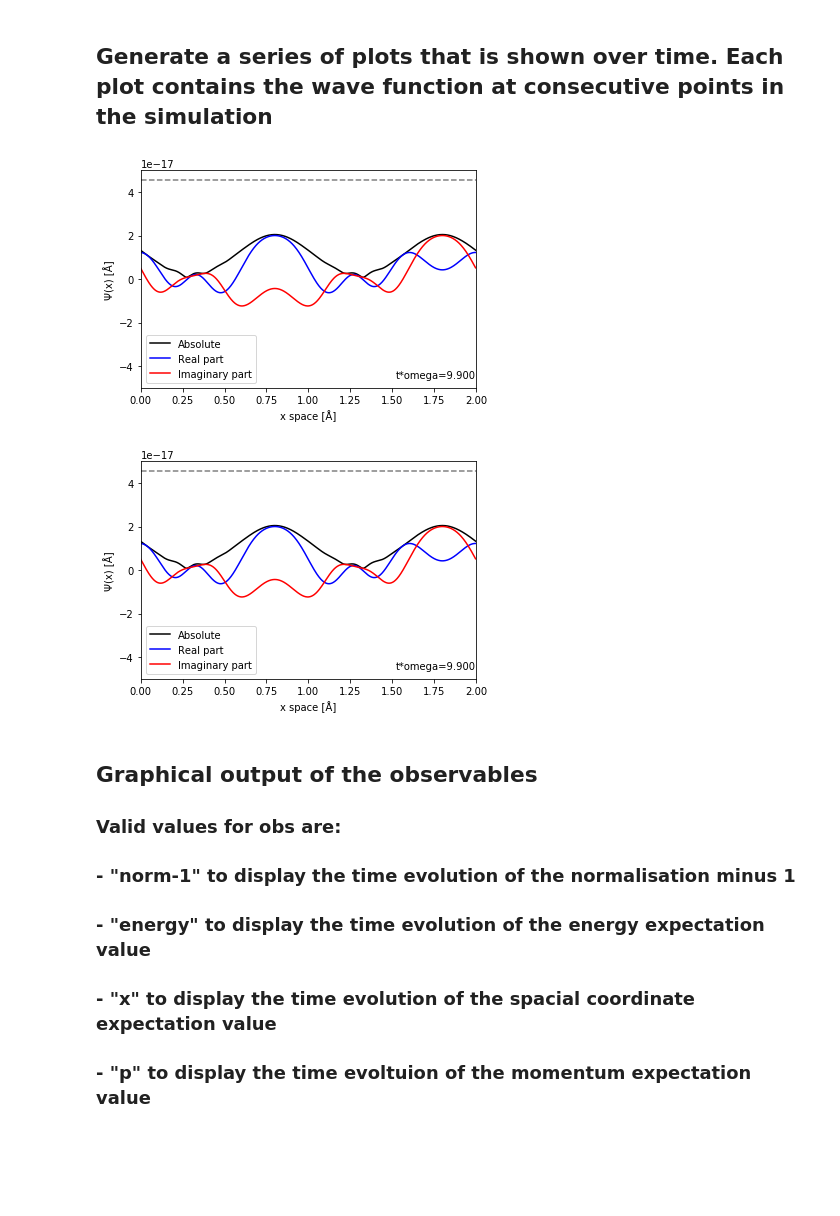
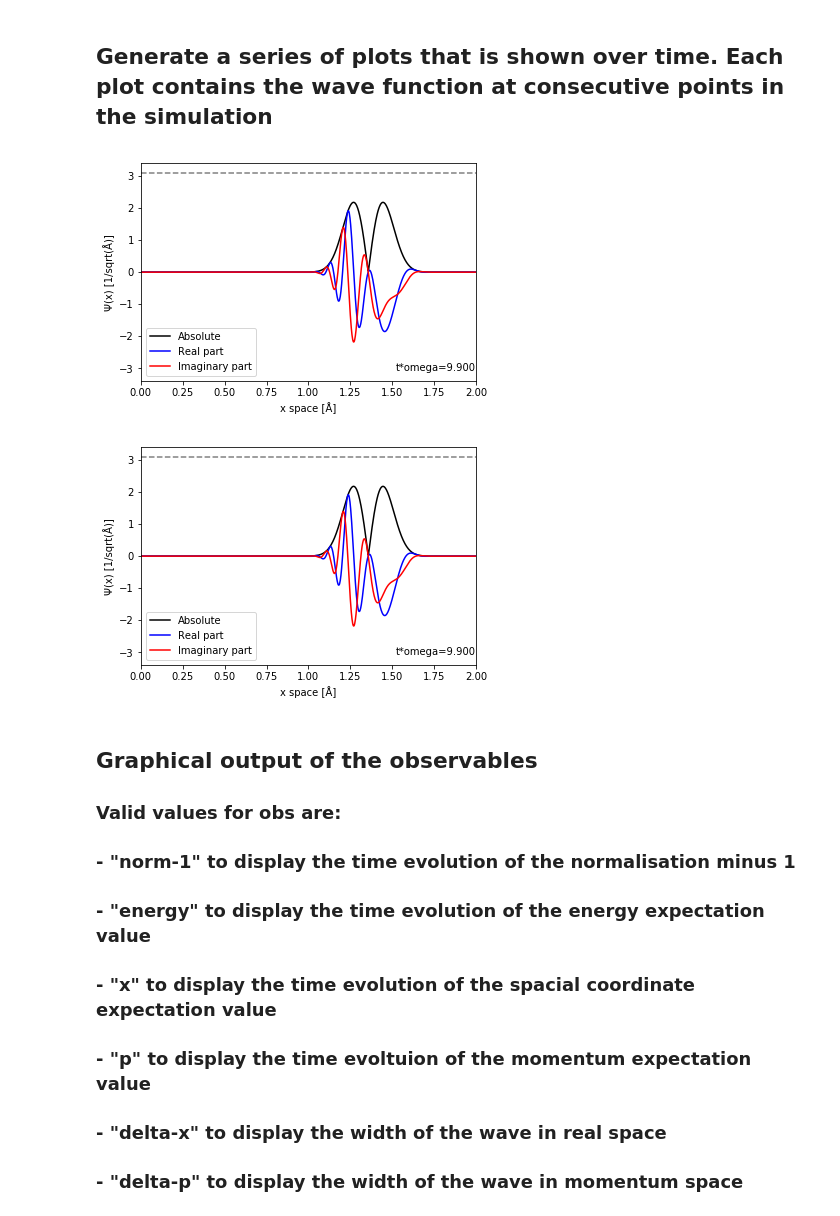
Before and after one commit to tisabe/CP2_QPP, a Jupyter notebook: animation-1d.ipynb, the cells around one changed output. Drawn from its saved outputs; the diff is of its cells as text; code cells hidden in the pictures; blank space fills up the shorter version.

```diff
--- a/animation-1d.ipynb
+++ b/animation-1d.ipynb
@@ -10,10 +10,10 @@ from IPython.display import display, clear_output
 # %% [markdown]
 ## Set the path/ filename of the file the contains the evolution of the wave function and the file that contains the potential here
 # %%
-inputfilePath = 'hydr_wavefunction_output_real.txt'
-inputfilePathImag = 'hydr_wavefunction_output_imag.txt'
-potentialfilePath = 'hydr_potential.txt'
-observablesfilePath = 'hydr_observables_output.txt'
+inputfilePathReal = 'sample_data/hydr_wavefunction_output_real.txt'
+inputfilePathImag = 'sample_data/hydr_wavefunction_output_imag.txt'
+potentialfilePath = 'sample_data/hydr_potential.txt'
+observablesfilePath = 'sample_data/hydr_observables_output.txt'
 # %% [markdown]
 ## Read the data from the files and save it in lists of floats
 # %%
@@ -57,39 +57,43 @@ with open(observablesfilePath,'r') as obsfile:
 # %%
 maximum = 0.0 #Initialise a variable to store the absolute maximum of all wave functions
 
-for i in range(len(plotData)): #Iterate over all time steps
-    if max(plotData[i]) > maximum: #If the maximum in the current time step is bigger than the maximum up to here...
-        maximum = max(plotData[i]) #...set it as the new maximum
+for i in range(len(plotDataReal)): #Iterate over all time steps
+    if max(plotDataReal[i]) > maximum: #If the maximum in the current time step is bigger than the maximum up to here...
+        maximum = max(plotDataReal[i]) #...set it as the new maximum
+
+for i in range(len(plotDataImag)): # Check for a bigger value in the imaginary part
+    if max(plotDataImag[i]) > maximum:
+        maximum = max(plotDataImag[i])
 # %% [markdown]
 ## Generate a series of plots that is shown over time. Each plot contains the wave function at consecutive points in the simulation
 # %%
-x = np.arange(0,len(plotData[0]))*a/1e-10 #Setting x-axis here
+x = np.arange(0,len(plotDataReal[0]))*a*1e10 # Generate x-axis here
 
-fig, ax = plt.subplots() #Generate an empty plot
-l, = ax.plot([min(x),max(x)],[-maximum*1.1,maximum*1.1]) #Set plot range
+fig, ax = plt.subplots() # Generate an empty plot
+l, = ax.plot([min(x),max(x)],[-maximum*1.1,maximum*1.1]) # Initialize plot range
 
 def animate(i):
     plt.clf()
-    plt.plot(x,np.sqrt(plotData[i]**2+plotDataImag[i]**2), color="black", label ="Absolute")
-    plt.plot(x,plotData[i], color="blue", label="Real part")
+    plt.plot(x,np.sqrt(plotDataReal[i]**2+plotDataImag[i]**2), color="black", label ="Absolute")
+    plt.plot(x,plotDataReal[i], color="blue", label="Real part")
     plt.plot(x,plotDataImag[i], color="red", label="Imaginary part")
-    plt.axhline(max(plotData[0]),linestyle = 'dashed', color = 'grey') #Add a dashed grey line as reference for the maximum of the start wave function
+    plt.axhline(max(np.sqrt(plotDataReal[0]**2+plotDataImag[0]**2)),linestyle = 'dashed', color = 'grey') #Add a dashed grey line as reference for the maximum of the start wave function
     plt.xlim(min(x),max(x)) #Set the overwritten plot range again
     plt.ylim(-maximum*1.1,maximum*1.1)
     plt.xlabel("x space [Å]")
-    plt.ylabel("Ψ(x) [Å]")
+    plt.ylabel("Ψ(x) [1/sqrt(Å)]")
     plt.text(max(x),-maximum,"t*omega=%02.3f"%(obsData[0][i]),horizontalalignment='right')
     plt.legend()
 
-for i in range(len(plotData)): #Iterate over all plots
+for i in range(len(plotDataReal)): #Iterate over all plots
     animate(i)
     clear_output(wait=True)
     display(fig)
 
 plt.show()
 # %% [output]
-[figure, old version]
+[figure, new version]
-[figure, old version]
+[figure, new version]
 # %% [markdown]
 ## Graphical output of the observables
 ### Valid values for obs are:
@@ -97,4 +101,6 @@ plt.show()
 ###    - "energy"  to display the time evolution of the energy expectation value
 ###    - "x"  to display the time evolution of the spacial coordinate expectation value
 ###    - "p"  to display the time evoltuion of the momentum expectation value
+###    - "delta-x"  to display the width of the wave in real space
+###    - "delta-p"  to display the width of the wave in momentum space
 # %%
```
Also changed, not shown: parts of 3 cells of this notebook, 10 other files.
